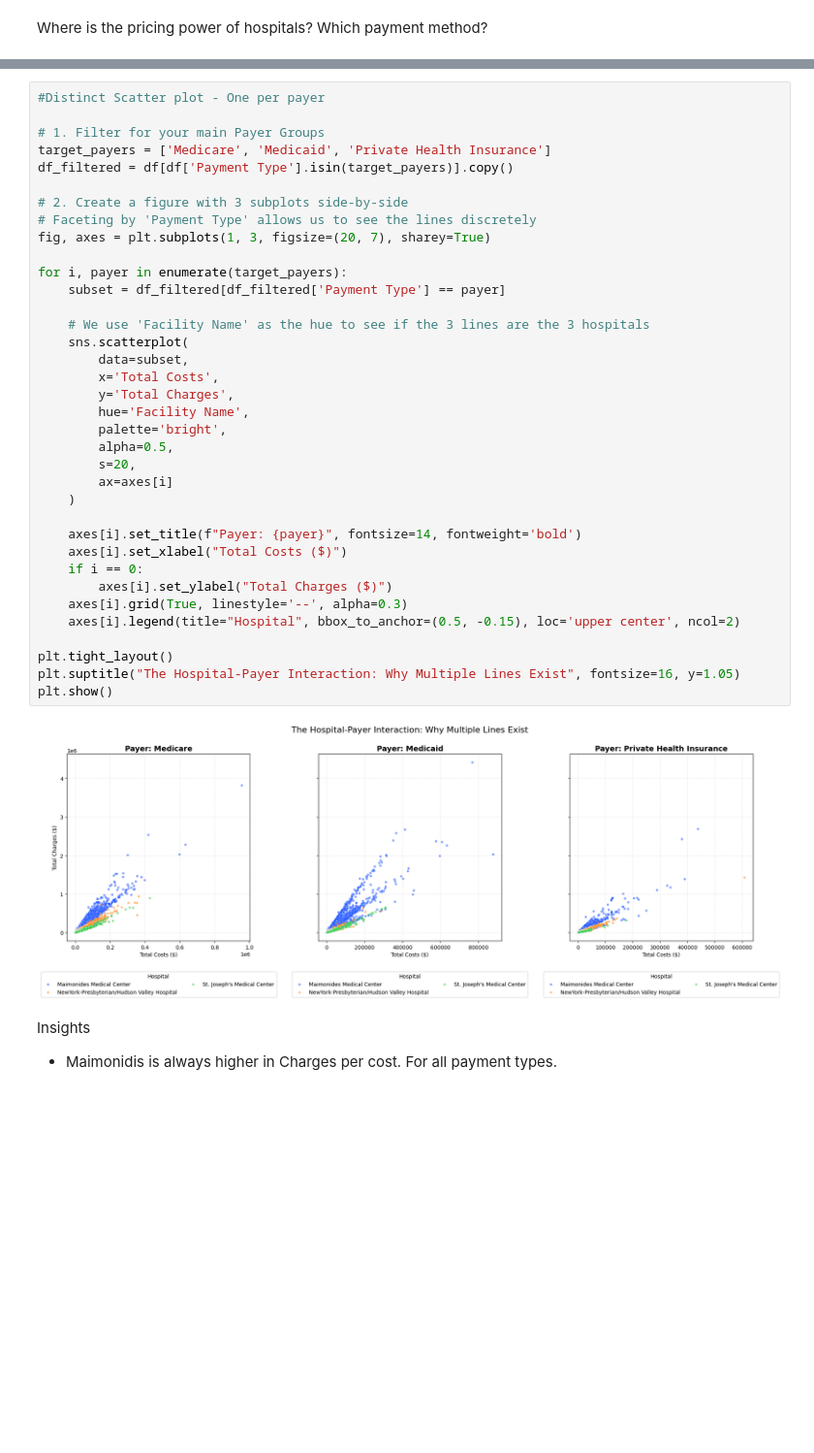
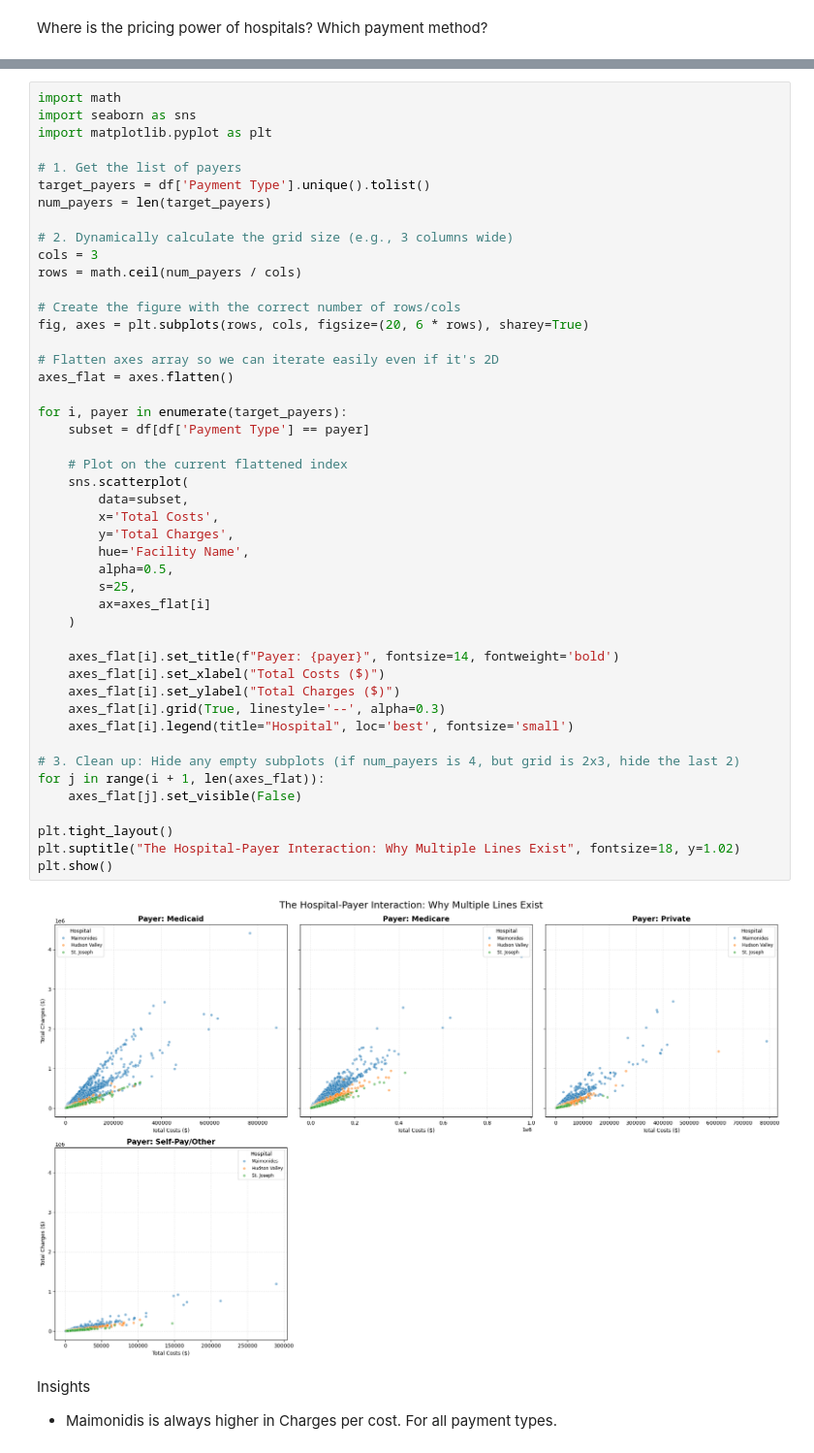
Before and after one commit to kpsalida/HospitalDischarges_Visualization, a Jupyter notebook: viz_eda.ipynb, the cells around one changed output, grey strips where cells are left out. Shown at 97% size. Saved outputs shown, nothing was run; the diff lists cells and outputs as text; blank space fills up the shorter version.

```diff
--- a/viz_eda.ipynb
+++ b/viz_eda.ipynb
@@ -921,41 +980,51 @@ plt.show()
 # %%
-#Distinct Scatter plot - One per payer
+import math
+import seaborn as sns
+import matplotlib.pyplot as plt
 
-# 1. Filter for your main Payer Groups
-target_payers = ['Medicare', 'Medicaid', 'Private Health Insurance']
-df_filtered = df[df['Payment Type'].isin(target_payers)].copy()
+# 1. Get the list of payers
+target_payers = df['Payment Type'].unique().tolist()
+num_payers = len(target_payers)
 
-# 2. Create a figure with 3 subplots side-by-side
-# Faceting by 'Payment Type' allows us to see the lines discretely
-fig, axes = plt.subplots(1, 3, figsize=(20, 7), sharey=True)
+# 2. Dynamically calculate the grid size (e.g., 3 columns wide)
+cols = 3
+rows = math.ceil(num_payers / cols)
+
+# Create the figure with the correct number of rows/cols
+fig, axes = plt.subplots(rows, cols, figsize=(20, 6 * rows), sharey=True)
+
+# Flatten axes array so we can iterate easily even if it's 2D
+axes_flat = axes.flatten()
 
 for i, payer in enumerate(target_payers):
-    subset = df_filtered[df_filtered['Payment Type'] == payer]
+    subset = df[df['Payment Type'] == payer]
 
-    # We use 'Facility Name' as the hue to see if the 3 lines are the 3 hospitals
+    # Plot on the current flattened index
     sns.scatterplot(
         data=subset,
         x='Total Costs',
         y='Total Charges',
         hue='Facility Name',
-        palette='bright',
         alpha=0.5,
-        s=20,
-        ax=axes[i]
+        s=25,
+        ax=axes_flat[i]
     )
 
-    axes[i].set_title(f"Payer: {payer}", fontsize=14, fontweight='bold')
-    axes[i].set_xlabel("Total Costs ($)")
-    if i == 0:
-        axes[i].set_ylabel("Total Charges ($)")
-    axes[i].grid(True, linestyle='--', alpha=0.3)
-    axes[i].legend(title="Hospital", bbox_to_anchor=(0.5, -0.15), loc='upper center', ncol=2)
+    axes_flat[i].set_title(f"Payer: {payer}", fontsize=14, fontweight='bold')
+    axes_flat[i].set_xlabel("Total Costs ($)")
+    axes_flat[i].set_ylabel("Total Charges ($)")
+    axes_flat[i].grid(True, linestyle='--', alpha=0.3)
+    axes_flat[i].legend(title="Hospital", loc='best', fontsize='small')
+
+# 3. Clean up: Hide any empty subplots (if num_payers is 4, but grid is 2x3, hide the last 2)
+for j in range(i + 1, len(axes_flat)):
+    axes_flat[j].set_visible(False)
 
 plt.tight_layout()
-plt.suptitle("The Hospital-Payer Interaction: Why Multiple Lines Exist", fontsize=16, y=1.05)
+plt.suptitle("The Hospital-Payer Interaction: Why Multiple Lines Exist", fontsize=18, y=1.02)
 plt.show()
 # %% [output]
-[figure, old version]
+[figure, new version]
 # %% [markdown]
 Insights
 - Maimonidis is always higher in Charges per cost. For all payment types.
```
Also changed, not shown: parts of 10 cells of this notebook.
